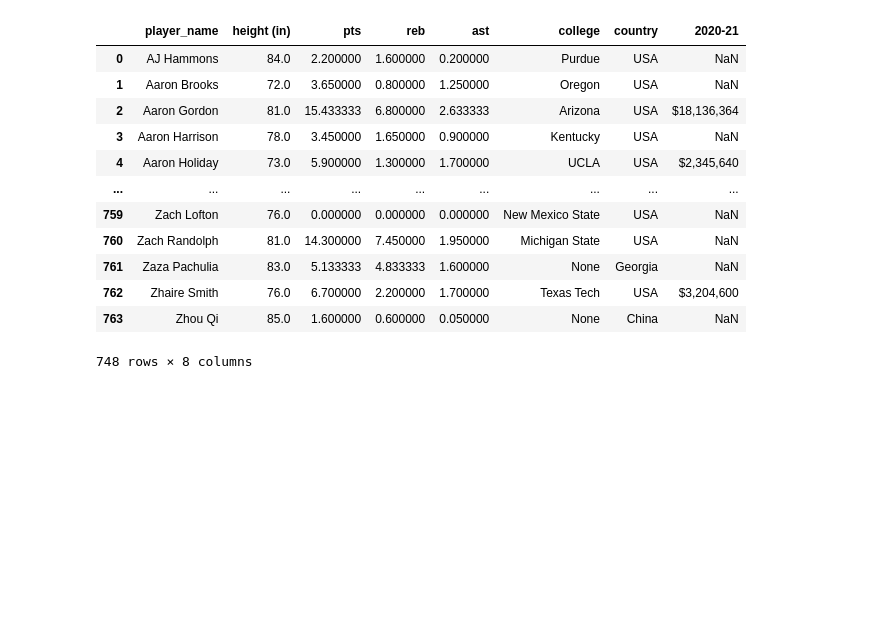
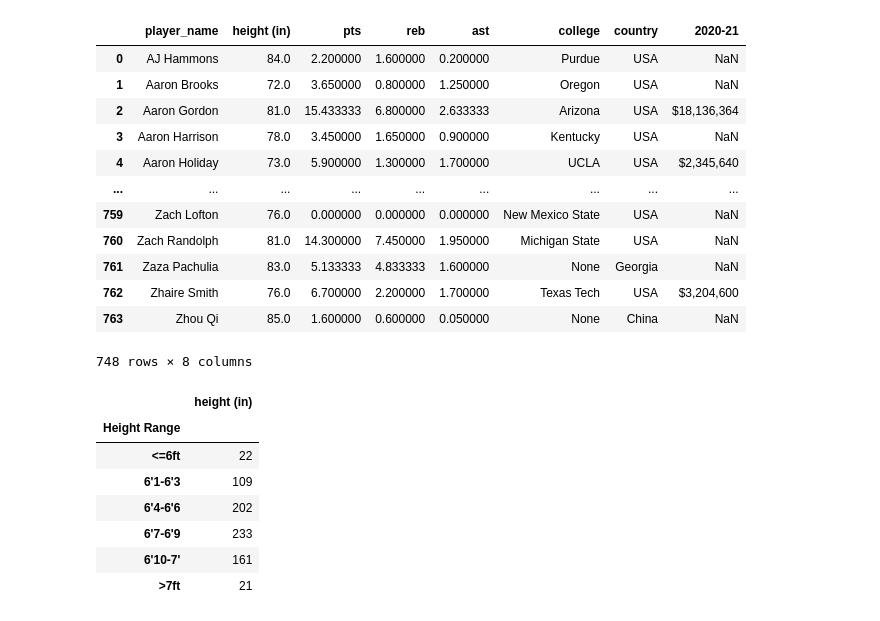
Before and after one commit to ic17rey/butler-groupA-project1, a Jupyter notebook: nba_height_project.ipynb, the cells around one changed output. Drawn from its saved outputs; the diff is of its cells as text; code cells hidden in the pictures; blank space fills up the shorter version.

```diff
--- a/nba_height_project.ipynb
+++ b/nba_height_project.ipynb
@@ -394,0 +392,21 @@ final_nba_stats_df
+# %%
+# Binning the heights
+group_names = ["<=6ft", "6'1-6'3", "6'4-6'6", "6'7-6'9", "6'10-7'", ">7ft"]
+bins = [0, 72, 75, 78, 81, 84, 87]
+final_merged_player_info_df["Height Range"] = pd.cut(final_merged_player_info_df["height (in)"], bins, labels=group_names)
+#final_merged_player_info_df
+# %%
+final_merged_summary = final_merged_player_info_df.groupby(by = "Height Range").count()["height (in)"].to_frame()
+final_merged_summary = final_merged_player_info_df.groupby(by = "Height Range").count() ["height (in)"].to_frame()
+count = len(players)
+
+final_merged_summary
+# %% [output]
+|  | height (in) |
+| Height Range |  |
+| <=6ft | 22 |
+| 6'1-6'3 | 109 |
+| 6'4-6'6 | 202 |
+| 6'7-6'9 | 233 |
+| 6'10-7' | 161 |
+| >7ft | 21 |
```
Also changed, not shown: parts of 2 cells of this notebook.
